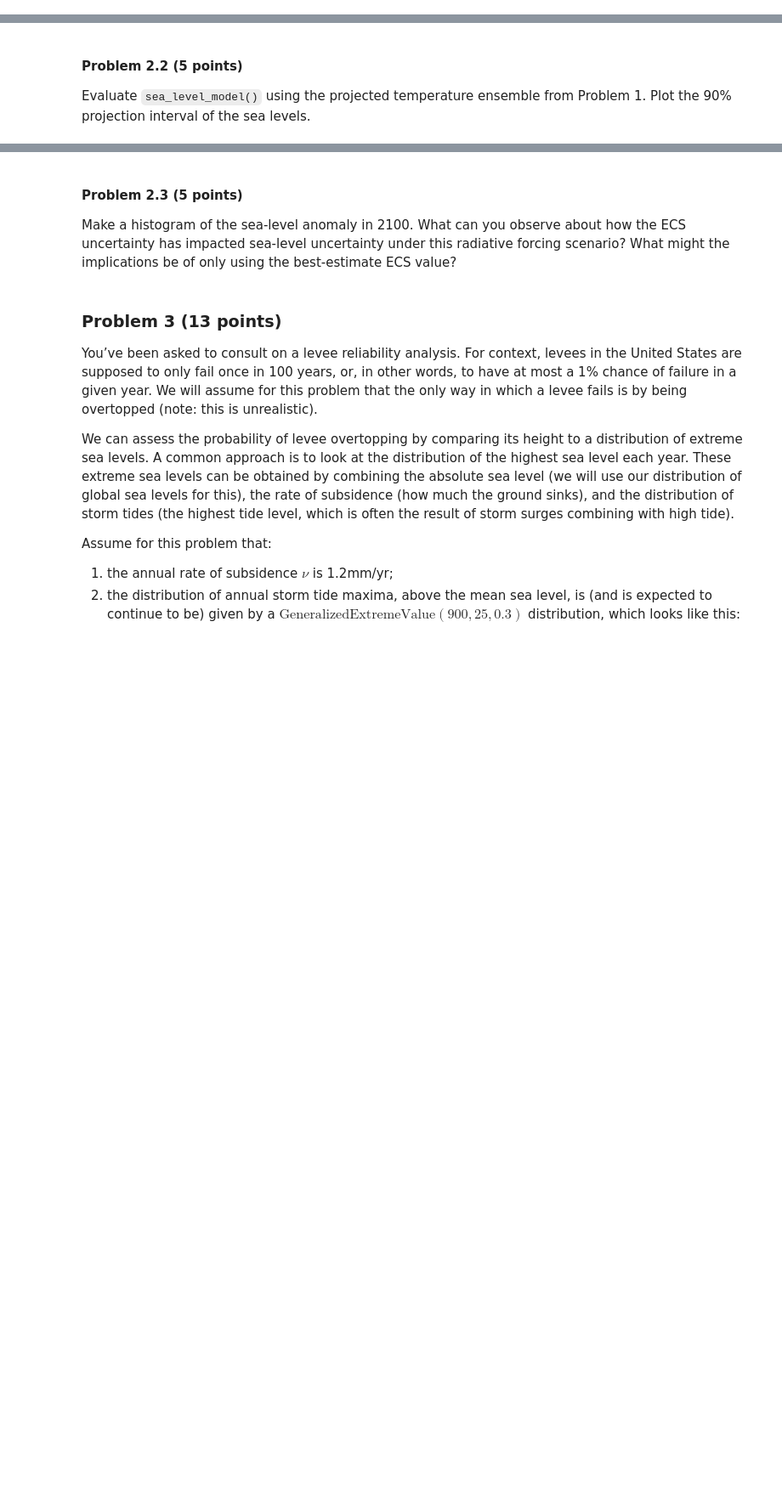
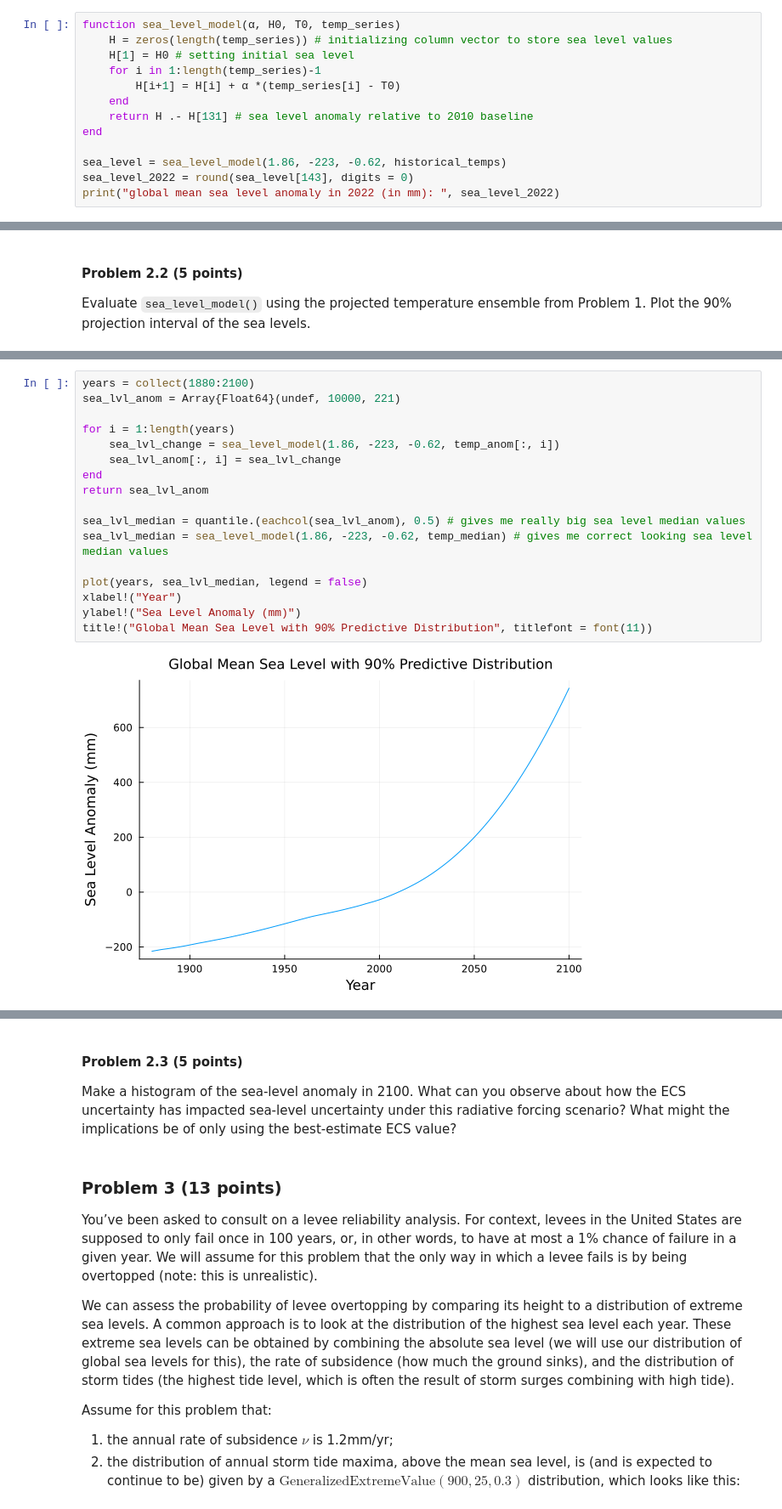
Before and after one commit to BEE4750-FA23/hw3-akshara-c, a Jupyter notebook: hw03.ipynb, the cells around one changed output, grey strips where cells are left out. Shown at 85% size. Saved outputs shown, nothing was run; the diff lists cells and outputs as text; blank space fills up the shorter version.

```diff
--- a/hw03.ipynb
+++ b/hw03.ipynb
@@ -274,3 +274,16 @@ historical_temps = historical_temp_data[temp_bds[1]:end, 2]
   1.3115970476190477
   1.1506591476190478
   1.1896871476190476
+# %%
+function sea_level_model(α, H0, T0, temp_series)
+    H = zeros(length(temp_series)) # initializing column vector to store sea level values
+    H[1] = H0 # setting initial sea level
+    for i in 1:length(temp_series)-1
+        H[i+1] = H[i] + α *(temp_series[i] - T0)
+    end
+    return H .- H[131] # sea level anomaly relative to 2010 baseline
+end
+
+sea_level = sea_level_model(1.86, -223, -0.62, historical_temps)
+sea_level_2022 = round(sea_level[143], digits = 0)
+print("global mean sea level anomaly in 2022 (in mm): ", sea_level_2022)
@@ -281,0 +327,19 @@ from Problem 1. Plot the 90% projection interval of the sea levels.
+# %%
+years = collect(1880:2100)
+sea_lvl_anom = Array{Float64}(undef, 10000, 221)
+
+for i = 1:length(years)
+    sea_lvl_change = sea_level_model(1.86, -223, -0.62, temp_anom[:, i])
+    sea_lvl_anom[:, i] = sea_lvl_change
+end
+return sea_lvl_anom
+
+sea_lvl_median = quantile.(eachcol(sea_lvl_anom), 0.5) # gives me really big sea level median values
+sea_lvl_median = sea_level_model(1.86, -223, -0.62, temp_median) # gives me correct looking sea level median values
+
+plot(years, sea_lvl_median, legend = false)
+xlabel!("Year")
+ylabel!("Sea Level Anomaly (mm)")
+title!("Global Mean Sea Level with 90% Predictive Distribution", titlefont = font(11))
+# %% [output]
+[figure, added]
```
Also changed, not shown: parts of 12 cells of this notebook.
